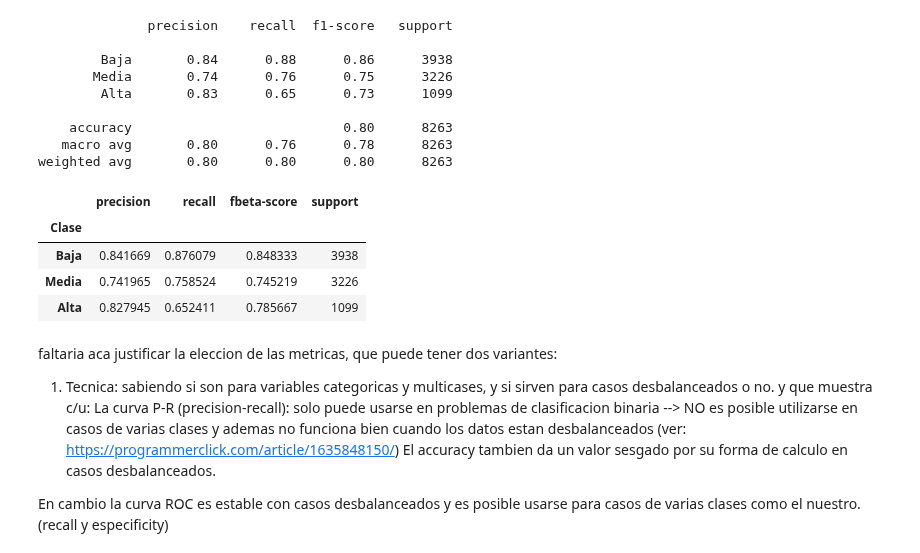
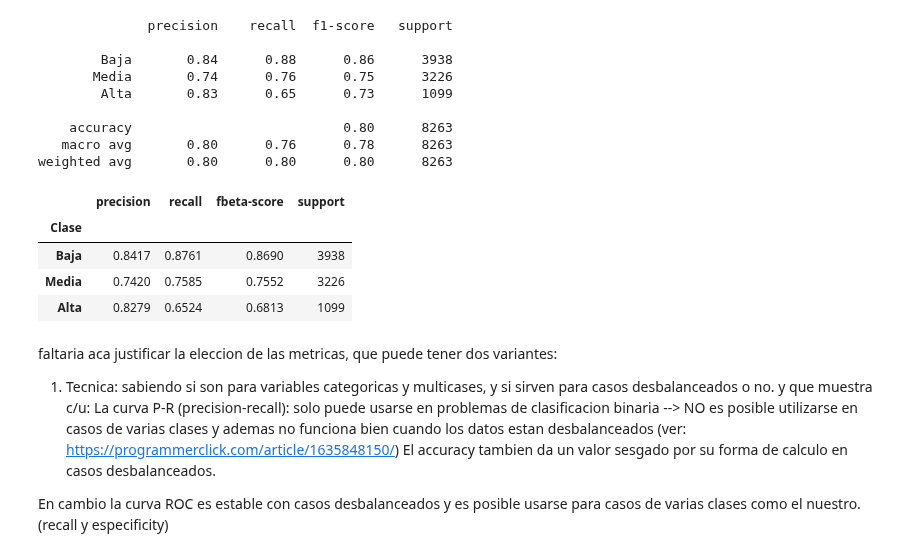
Before and after one commit to Ignacio-Ibarra/tpAA, a Jupyter notebook: Modelado v2.ipynb, the cells around one changed output. Cells and saved outputs as stored; diff of their text form; code cells hidden in the pictures.

```diff
--- a/Modelado v2.ipynb
+++ b/Modelado v2.ipynb
@@ -290,25 +290,25 @@ plt.show()
 # Calculamos Todas las metricas --> luego abra que justificar cuales son las mas relevantes
 from sklearn.metrics import accuracy_score, precision_score, recall_score, f1_score, fbeta_score, roc_auc_score
 
-B = 0.5
+B = 2
 
 # comparan los resultados (y1_test) con los valores reales (y1_pred)
 m1 = accuracy_score(y1_test,y1_pred)
 
-m2 = precision_score(y1_test,y1_pred, average='micro')
+m2 = precision_score(y1_test,y1_pred, average='macro')
 
-m3 = recall_score(y1_test,y1_pred, average='micro')
+m3 = recall_score(y1_test,y1_pred, average='macro')
 
-m4 = f1_score(y1_test,y1_pred, average='micro')
+m4 = f1_score(y1_test,y1_pred, average='macro')
 
-m5 = fbeta_score(y1_test,y1_pred,beta= B, average='micro')
+m5 = fbeta_score(y1_test,y1_pred,beta= B, average='macro')
 
 m6 = roc_auc_score(y1_test,y1_pred)
 
-print('accuracy:{}'.format(m1))
-print('precision:{}'.format(m2))
-print('recall:{}'.format(m3))
-print('f1-score:{}'.format(m4))
-print('fbeta-score:{}'.format(m5))
-print('roc-auc:{}'.format(m6.round(3)))
+print('accuracy:{}'.format(m1.round(4)))
+print('precision:{}'.format(m2.round(4)))
+print('recall:{}'.format(m3.round(4)))
+print('f1-score:{}'.format(m4.round(4)))
+print('fbeta-score:{}'.format(m5.round(4)))
+print('roc-auc:{}'.format(m6.round(4)))
 # %% [output]
@@ -337,23 +337,23 @@ weighted avg       0.80      0.80      0.80      8263
 # %%
 from sklearn.metrics import precision_recall_fscore_support
 
 mt = precision_recall_fscore_support(y1_test.argmax(axis=1), y1_pred.argmax(axis=1), beta = B)
 
-dic = {'precision':mt[0], 'recall':mt[1], 'fbeta-score':mt[2], 'support':mt[3]}
+dic = {'precision':mt[0].round(4), 'recall':mt[1].round(4), 'fbeta-score':mt[2].round(4), 'support':mt[3].round(4)}
 
 dat = pd.DataFrame(dic)
 
 dat['Clase'] = ['Baja', 'Media', 'Alta']
 
 dat.set_index('Clase', inplace=True)
 
 dat
 # %% [output]
 |  | precision | recall | fbeta-score | support |
 | Clase |  |  |  |  |
-| Baja | 0.841669 | 0.876079 | 0.848333 | 3938 |
-| Media | 0.741965 | 0.758524 | 0.745219 | 3226 |
-| Alta | 0.827945 | 0.652411 | 0.785667 | 1099 |
+| Baja | 0.8417 | 0.8761 | 0.8690 | 3938 |
+| Media | 0.7420 | 0.7585 | 0.7552 | 3226 |
+| Alta | 0.8279 | 0.6524 | 0.6813 | 1099 |
 # %% [markdown]
 faltaria aca justificar la eleccion de las metricas, que puede tener dos variantes:
 
```
Also changed, not shown: parts of 1 cell of this notebook.
